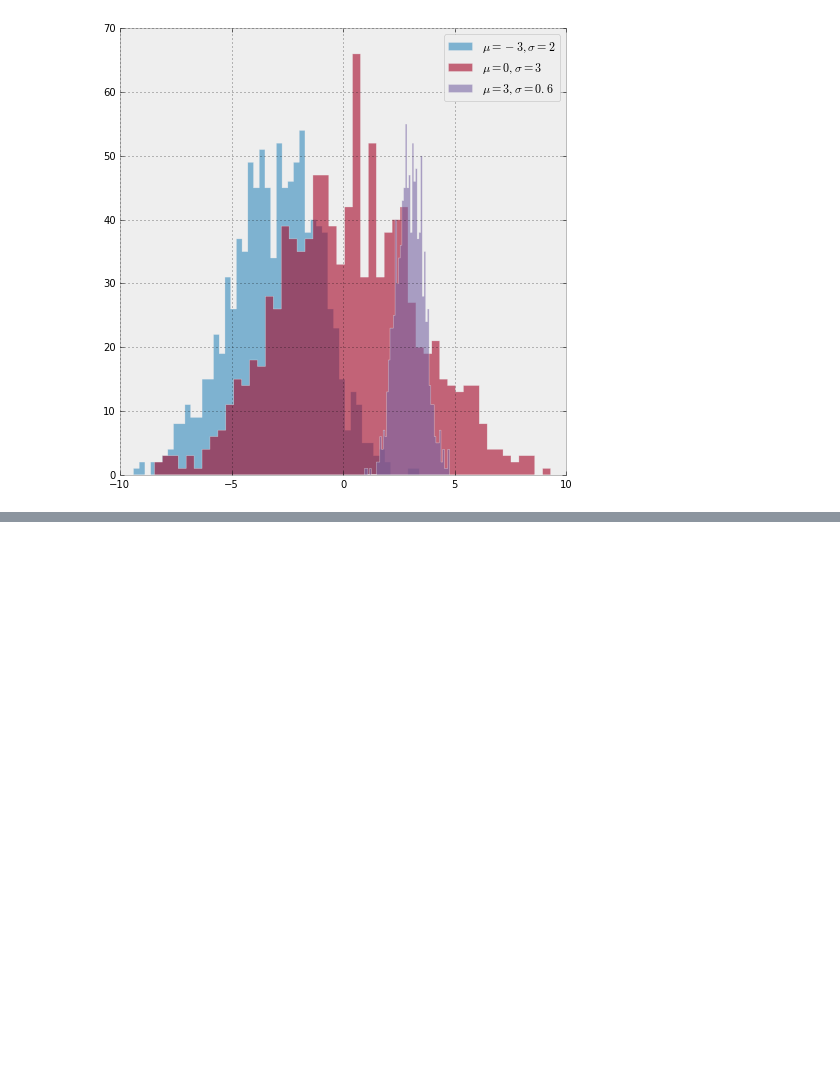
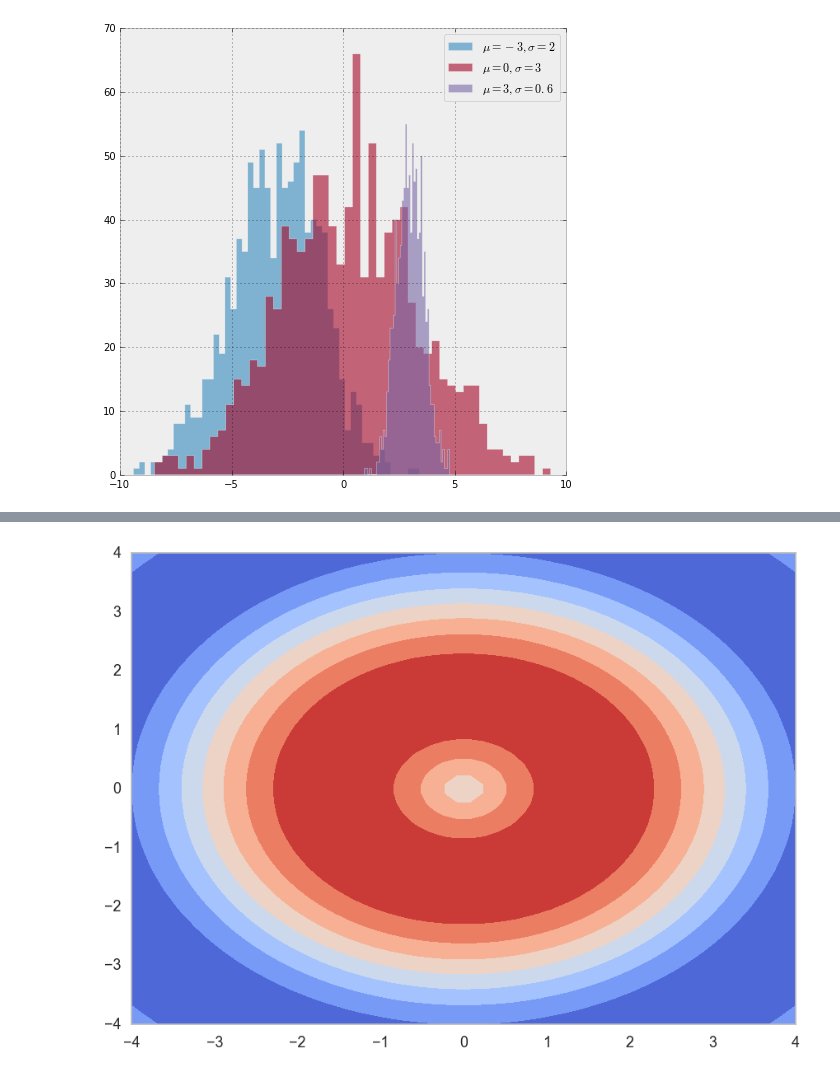
Before and after one commit to semio/notebooks, a Jupyter notebook: sandbox/Matplotlib.ipynb, the cells around one changed output, grey strips where cells are left out. Saved outputs shown, nothing was run; the diff lists cells and outputs as text; code cells hidden in the pictures; blank space fills up the shorter version.

```diff
--- a/sandbox/Matplotlib.ipynb
+++ b/sandbox/Matplotlib.ipynb
@@ -201,0 +275,15 @@ plt.show()
+# %%
+from mpl_toolkits.mplot3d import Axes3D
+
+x = np.linspace(-4, 4)
+y = np.linspace(-4, 4)
+x_g, y_g = np.meshgrid(x, y)
+R = np.sqrt(x_g**2 + y_g**2)
+Z = np.sin(R)
+
+plt.contourf(x_g, y_g, Z, cmap=plt.cm.coolwarm)
+# also try plt.pcolormesh
+
+plt.show()
+# %% [output]
+[figure, added]
```
Also changed, not shown: parts of 23 cells of this notebook, 14 other files.
